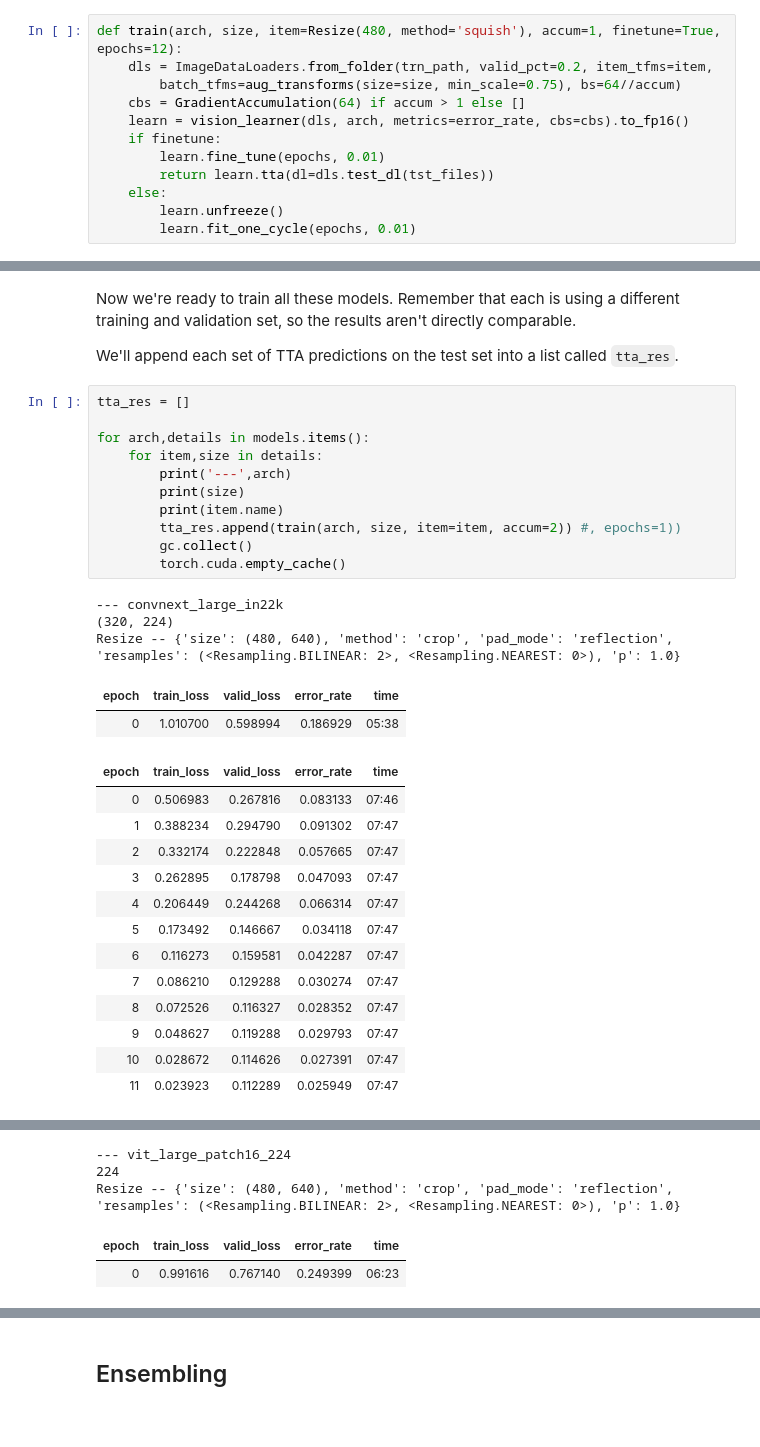
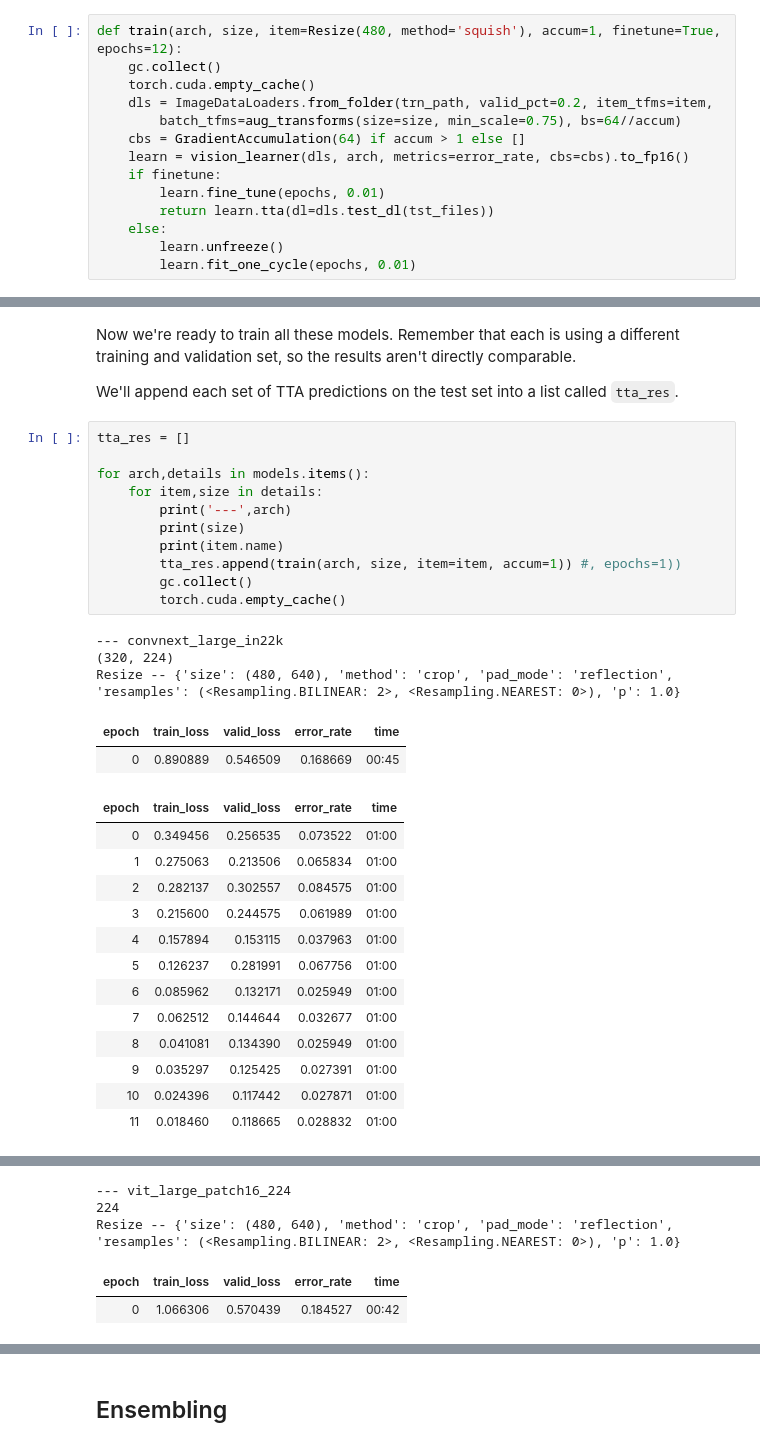
Before and after one commit to goosmanlei/fastai-course-part1, a Jupyter notebook: lesson-07/scaling-up-road-to-the-top-part-3.ipynb, the cells around one changed output, grey strips where cells are left out. Drawn from its saved outputs; the diff is of its cells as text.

```diff
--- a/lesson-07/scaling-up-road-to-the-top-part-3.ipynb
+++ b/lesson-07/scaling-up-road-to-the-top-part-3.ipynb
@@ -73,6 +95,8 @@ The more important change is that I've added an `accum` argument to implement *g
 1. Add the `GradientAccumulation` callback, passing in `accum`.
 # %%
 def train(arch, size, item=Resize(480, method='squish'), accum=1, finetune=True, epochs=12):
+    gc.collect()
+    torch.cuda.empty_cache()
     dls = ImageDataLoaders.from_folder(trn_path, valid_pct=0.2, item_tfms=item,
         batch_tfms=aug_transforms(size=size, min_scale=0.75), bs=64//accum)
     cbs = GradientAccumulation(64) if accum > 1 else []
@@ -281,38 +309,38 @@ We'll append each set of TTA predictions on the test set into a list called `tta
 # %%
 tta_res = []
 
 for arch,details in models.items():
     for item,size in details:
         print('---',arch)
         print(size)
         print(item.name)
-        tta_res.append(train(arch, size, item=item, accum=2)) #, epochs=1))
+        tta_res.append(train(arch, size, item=item, accum=1)) #, epochs=1))
         gc.collect()
         torch.cuda.empty_cache()
 # %% [output]
 --- convnext_large_in22k
 (320, 224)
 Resize -- {'size': (480, 640), 'method': 'crop', 'pad_mode': 'reflection', 'resamples': (<Resampling.BILINEAR: 2>, <Resampling.NEAREST: 0>), 'p': 1.0}
 | epoch | train_loss | valid_loss | error_rate | time |
-| 0 | 1.010700 | 0.598994 | 0.186929 | 05:38 |
+| 0 | 0.890889 | 0.546509 | 0.168669 | 00:45 |
 | epoch | train_loss | valid_loss | error_rate | time |
-| 0 | 0.506983 | 0.267816 | 0.083133 | 07:46 |
-| 1 | 0.388234 | 0.294790 | 0.091302 | 07:47 |
-| 2 | 0.332174 | 0.222848 | 0.057665 | 07:47 |
-| 3 | 0.262895 | 0.178798 | 0.047093 | 07:47 |
-| 4 | 0.206449 | 0.244268 | 0.066314 | 07:47 |
-| 5 | 0.173492 | 0.146667 | 0.034118 | 07:47 |
-| 6 | 0.116273 | 0.159581 | 0.042287 | 07:47 |
-| 7 | 0.086210 | 0.129288 | 0.030274 | 07:47 |
-| 8 | 0.072526 | 0.116327 | 0.028352 | 07:47 |
-| 9 | 0.048627 | 0.119288 | 0.029793 | 07:47 |
-| 10 | 0.028672 | 0.114626 | 0.027391 | 07:47 |
-| 11 | 0.023923 | 0.112289 | 0.025949 | 07:47 |
+| 0 | 0.349456 | 0.256535 | 0.073522 | 01:00 |
+| 1 | 0.275063 | 0.213506 | 0.065834 | 01:00 |
+| 2 | 0.282137 | 0.302557 | 0.084575 | 01:00 |
+| 3 | 0.215600 | 0.244575 | 0.061989 | 01:00 |
+| 4 | 0.157894 | 0.153115 | 0.037963 | 01:00 |
+| 5 | 0.126237 | 0.281991 | 0.067756 | 01:00 |
+| 6 | 0.085962 | 0.132171 | 0.025949 | 01:00 |
+| 7 | 0.062512 | 0.144644 | 0.032677 | 01:00 |
+| 8 | 0.041081 | 0.134390 | 0.025949 | 01:00 |
+| 9 | 0.035297 | 0.125425 | 0.027391 | 01:00 |
+| 10 | 0.024396 | 0.117442 | 0.027871 | 01:00 |
+| 11 | 0.018460 | 0.118665 | 0.028832 | 01:00 |
 [interactive output not drawn]
 [interactive output not drawn]
 --- vit_large_patch16_224
 224
 Resize -- {'size': (480, 640), 'method': 'crop', 'pad_mode': 'reflection', 'resamples': (<Resampling.BILINEAR: 2>, <Resampling.NEAREST: 0>), 'p': 1.0}
 | epoch | train_loss | valid_loss | error_rate | time |
-| 0 | 0.991616 | 0.767140 | 0.249399 | 06:23 |
+| 0 | 1.066306 | 0.570439 | 0.184527 | 00:42 |
 | epoch | train_loss | valid_loss | error_rate | time |
```
Also changed, not shown: parts of 15 cells of this notebook, 2 other files.
